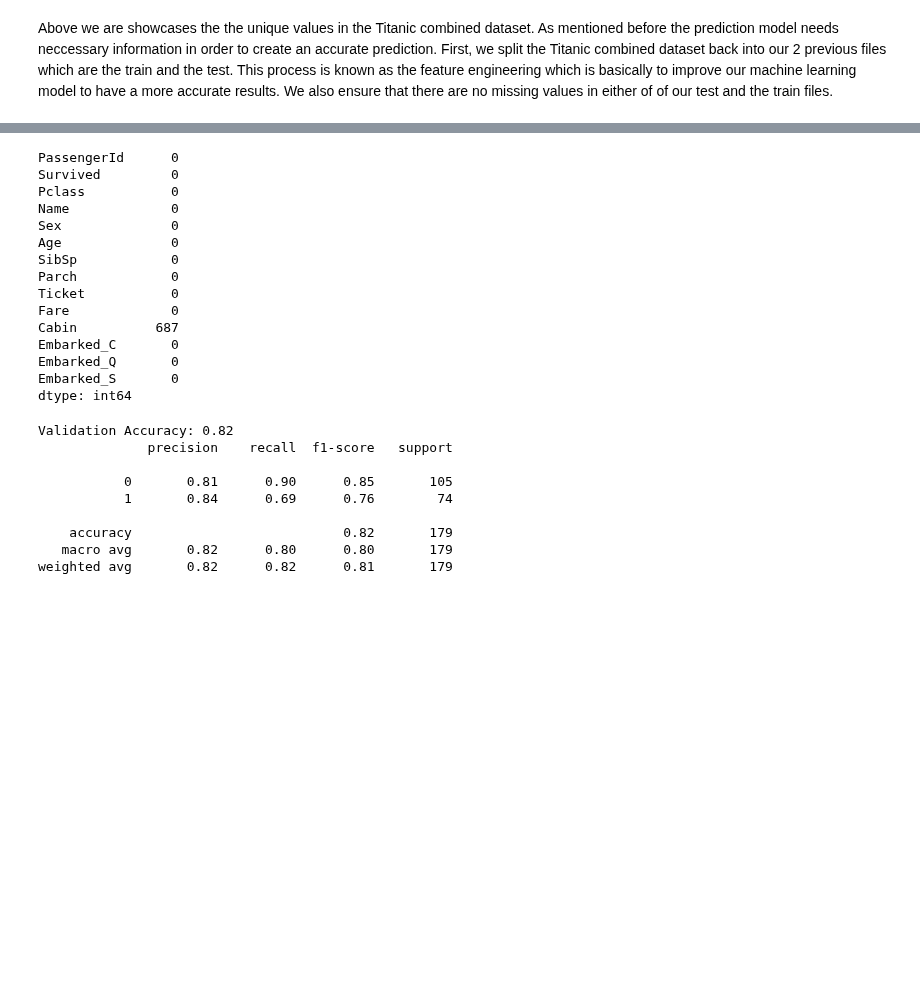
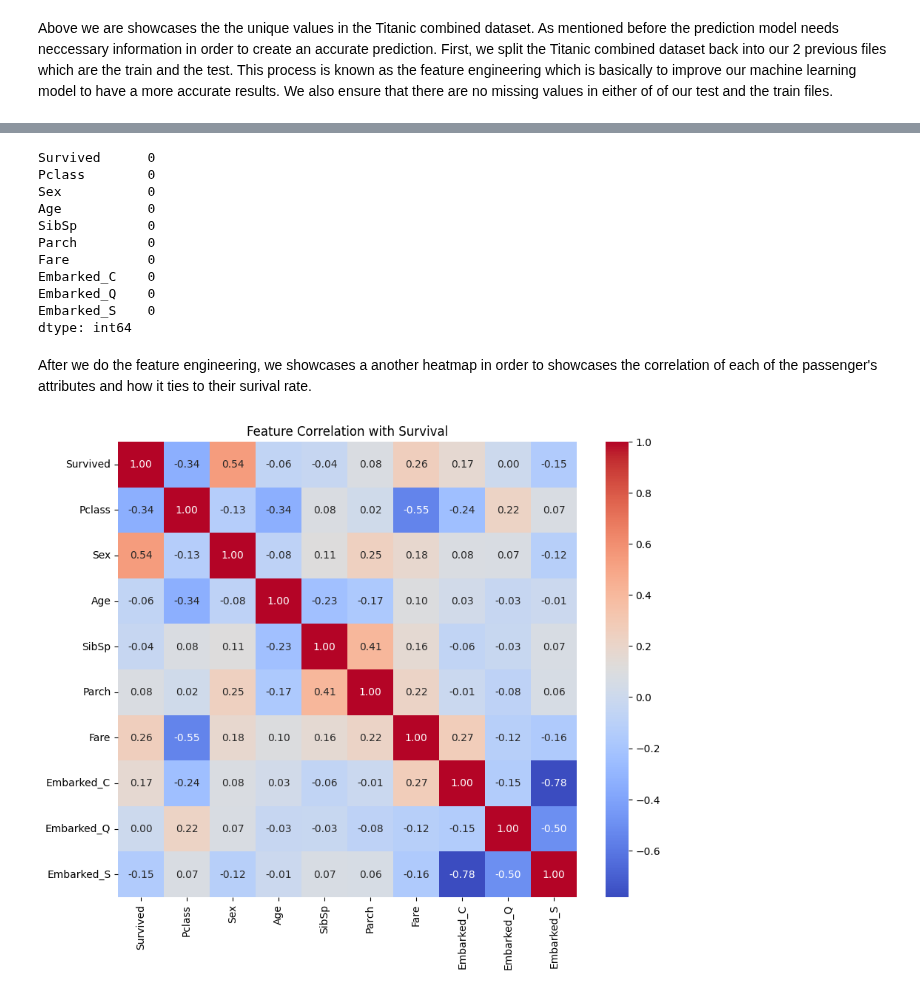
Before and after one commit to knguyen-sudo/New_Titanic_Simulator, a Jupyter notebook: Clean_Titanic_Simultor.ipynb, the cells around one changed output, grey strips where cells are left out. Drawn from its saved outputs; the diff is of its cells as text; code cells hidden in the pictures; blank space fills up the shorter version.

```diff
--- a/Clean_Titanic_Simultor.ipynb
+++ b/Clean_Titanic_Simultor.ipynb
@@ -897,28 +825,25 @@ Titanic_train['Age'] = Titanic_train['Age'].fillna(Titanic_train['Age'].median()
 Titanic_train['Embarked'] = Titanic_train['Embarked'].fillna(Titanic_train['Embarked'].mode()[0])
 Titanic_train['Fare'] = Titanic_train['Fare'].fillna(Titanic_train['Fare'].median())
 
-# Convert categorical variables to numeric (Encoding)
+# Convert categorical variables into numeric
 Titanic_train['Sex'] = Titanic_train['Sex'].map({'male': 0, 'female': 1})
 Titanic_train = pd.get_dummies(Titanic_train, columns=['Embarked'])
 
 # Drop columns that won't help the model (identifiers and high-cardinality strings)
+#Titanic_train.drop(columns=["Cabin"],errors = "ignore")
 drop_cols = ['PassengerId', 'Name', 'Ticket', 'Cabin']
-train_df_model = Titanic_train.drop(columns=drop_cols)
+train_df_model = Titanic_train.drop(columns=drop_cols, errors='ignore')
 # %%
-display(Titanic_train.isnull().sum())
+display(train_df_model.isnull().sum())
 # %% [output]
-PassengerId      0
-Survived         0
-Pclass           0
-Name             0
-Sex              0
-Age              0
-SibSp            0
-Parch            0
-Ticket           0
-Fare             0
-Cabin          687
-Embarked_C       0
-Embarked_Q       0
-Embarked_S       0
+Survived      0
+Pclass        0
+Sex           0
+Age           0
+SibSp         0
+Parch         0
+Fare          0
+Embarked_C    0
+Embarked_Q    0
+Embarked_S    0
 dtype: int64
@@ -930,23 +850,14 @@ x_train, x_val, y_train, y_val = train_test_split(X, y, test_size=0.2, random_st
-# %%
-from sklearn.ensemble import RandomForestClassifier
-from sklearn.metrics import accuracy_score, classification_report
-
-# Training the random forest model
-model = RandomForestClassifier(n_estimators=100, max_depth=5, random_state=42)
-model.fit(x_train, y_train)
-
-# Creating a prediction on the validation set
-y_pred = model.predict(x_val)
-
-print(f"Validation Accuracy: {accuracy_score(y_val, y_pred):.2f}")
-print(classification_report(y_val, y_pred))
-# %% [output]
-Validation Accuracy: 0.82
-              precision    recall  f1-score   support
-
-           0       0.81      0.90      0.85       105
-           1       0.84      0.69      0.76        74
-
-    accuracy                           0.82       179
-   macro avg       0.82      0.80      0.80       179
-weighted avg       0.82      0.82      0.81       179
+# %% [markdown]
+After we do the feature engineering, we showcases a another heatmap in order to showcases the correlation of each of the passenger's attributes and how it ties to their surival rate.
+# %%
+import seaborn as sns
+import matplotlib.pyplot as plt
+
+plt.figure(figsize=(10, 8))
+# Only correlate numeric columns from the training set
+correlation_matrix = train_df_model.corr()
+sns.heatmap(correlation_matrix, annot=True, cmap='coolwarm', fmt='.2f')
+plt.title('Feature Correlation with Survival')
+plt.show()
+# %% [output]
+[figure, added]
```
Also changed, not shown: parts of 23 cells of this notebook.
